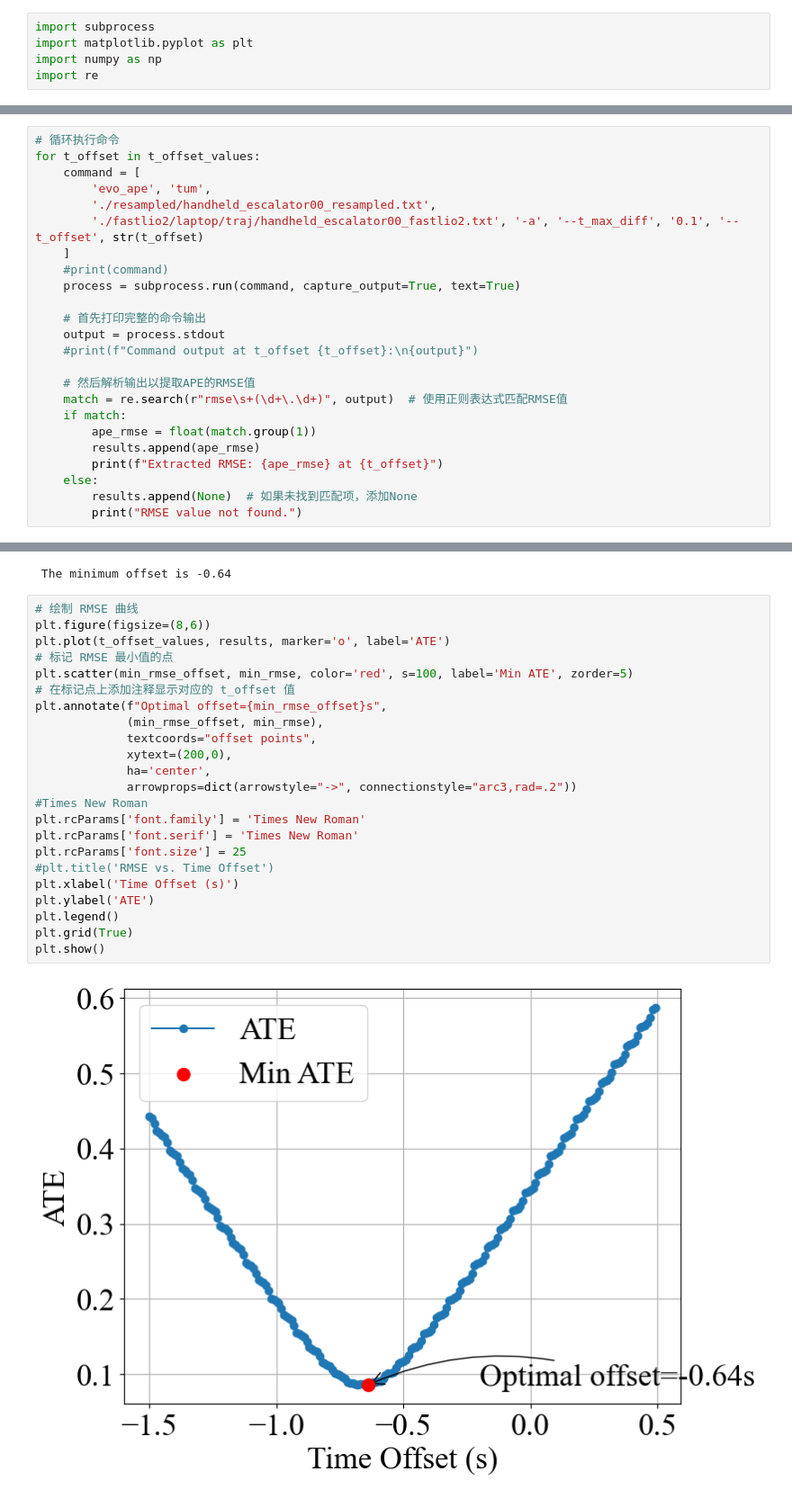
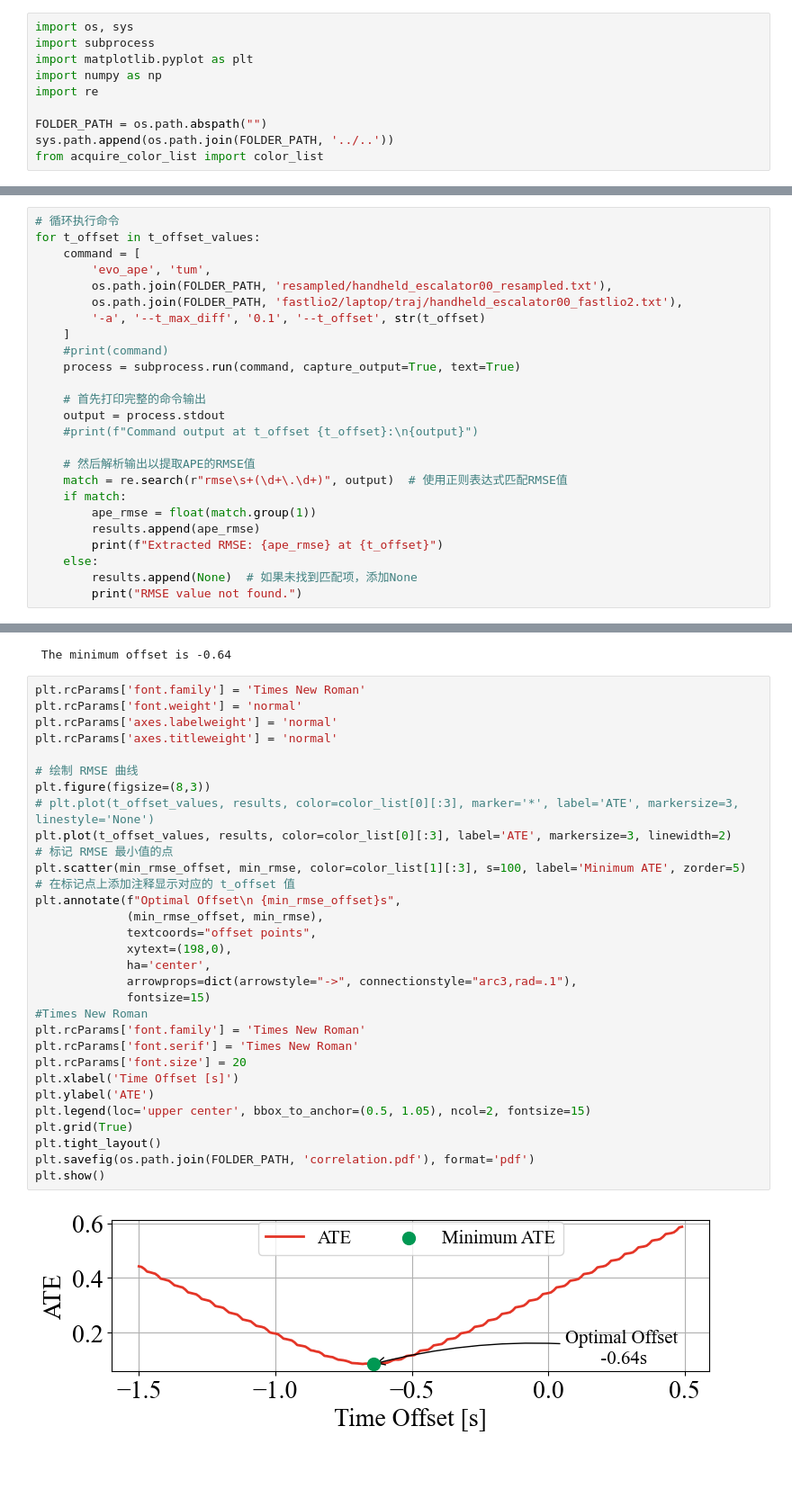
Before and after one commit to fusionportable/fusionportable_dataset_tools, a Jupyter notebook: tools/ms60_pipeline/paper_plot/correlation.ipynb, the cells around one changed output, grey strips where cells are left out. Shown: that part at 90% size. Cells and saved outputs as stored; diff of their text form; blank space fills up the shorter version.

```diff
--- a/tools/ms60_pipeline/paper_plot/correlation.ipynb
+++ b/tools/ms60_pipeline/paper_plot/correlation.ipynb
@@ -1,8 +1,13 @@
 # %%
+import os, sys
 import subprocess
 import matplotlib.pyplot as plt
 import numpy as np
 import re
+
+FOLDER_PATH = os.path.abspath("")
+sys.path.append(os.path.join(FOLDER_PATH, '../..'))
+from acquire_color_list import color_list
 # %% [markdown]
 #legged_room00  3.01
 #legged_grass00 3.37
@@ -27,8 +32,9 @@ results = []
 for t_offset in t_offset_values:
     command = [
         'evo_ape', 'tum',
-        './resampled/handheld_escalator00_resampled.txt',
-        './fastlio2/laptop/traj/handheld_escalator00_fastlio2.txt', '-a', '--t_max_diff', '0.1', '--t_offset', str(t_offset)
+        os.path.join(FOLDER_PATH, 'resampled/handheld_escalator00_resampled.txt'),
+        os.path.join(FOLDER_PATH, 'fastlio2/laptop/traj/handheld_escalator00_fastlio2.txt'),
+        '-a', '--t_max_diff', '0.1', '--t_offset', str(t_offset)
     ]
     #print(command)
     process = subprocess.run(command, capture_output=True, text=True)
@@ -82,27 +88,35 @@ print(f" The minimum offset is {min_rmse_offset}")
 # %% [output]
  The minimum offset is -0.64
 # %%
+plt.rcParams['font.family'] = 'Times New Roman'
+plt.rcParams['font.weight'] = 'normal'
+plt.rcParams['axes.labelweight'] = 'normal'
+plt.rcParams['axes.titleweight'] = 'normal'
+
 # 绘制 RMSE 曲线
-plt.figure(figsize=(8,6))
-plt.plot(t_offset_values, results, marker='o', label='ATE')
+plt.figure(figsize=(8,3))
+# plt.plot(t_offset_values, results, color=color_list[0][:3], marker='*', label='ATE', markersize=3, linestyle='None')
+plt.plot(t_offset_values, results, color=color_list[0][:3], label='ATE', markersize=3, linewidth=2)
 # 标记 RMSE 最小值的点
-plt.scatter(min_rmse_offset, min_rmse, color='red', s=100, label='Min ATE', zorder=5)
+plt.scatter(min_rmse_offset, min_rmse, color=color_list[1][:3], s=100, label='Minimum ATE', zorder=5)
 # 在标记点上添加注释显示对应的 t_offset 值
-plt.annotate(f"Optimal offset={min_rmse_offset}s",
+plt.annotate(f"Optimal Offset\n {min_rmse_offset}s",
              (min_rmse_offset, min_rmse),
              textcoords="offset points",
-             xytext=(200,0),
+             xytext=(198,0),
              ha='center',
-             arrowprops=dict(arrowstyle="->", connectionstyle="arc3,rad=.2"))
+             arrowprops=dict(arrowstyle="->", connectionstyle="arc3,rad=.1"),
+             fontsize=15)
 #Times New Roman
 plt.rcParams['font.family'] = 'Times New Roman'
 plt.rcParams['font.serif'] = 'Times New Roman'
-plt.rcParams['font.size'] = 25
-#plt.title('RMSE vs. Time Offset')
-plt.xlabel('Time Offset (s)')
+plt.rcParams['font.size'] = 20
+plt.xlabel('Time Offset [s]')
 plt.ylabel('ATE')
-plt.legend()
+plt.legend(loc='upper center', bbox_to_anchor=(0.5, 1.05), ncol=2, fontsize=15)
 plt.grid(True)
+plt.tight_layout()
+plt.savefig(os.path.join(FOLDER_PATH, 'correlation.pdf'), format='pdf')
 plt.show()
 # %% [output]
-[figure, old version]
+[figure, new version]
```
Also changed, not shown: 4 other files.
